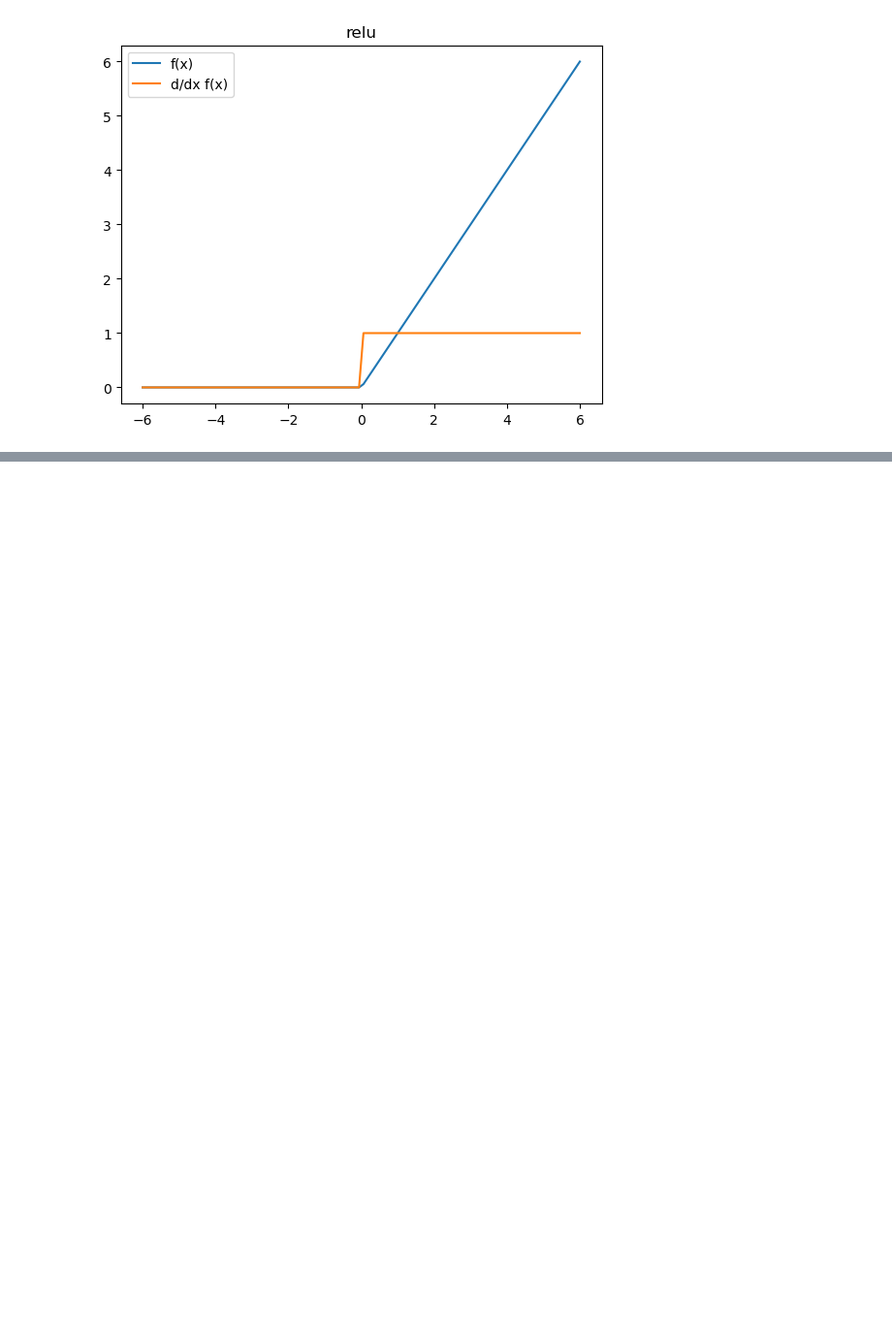
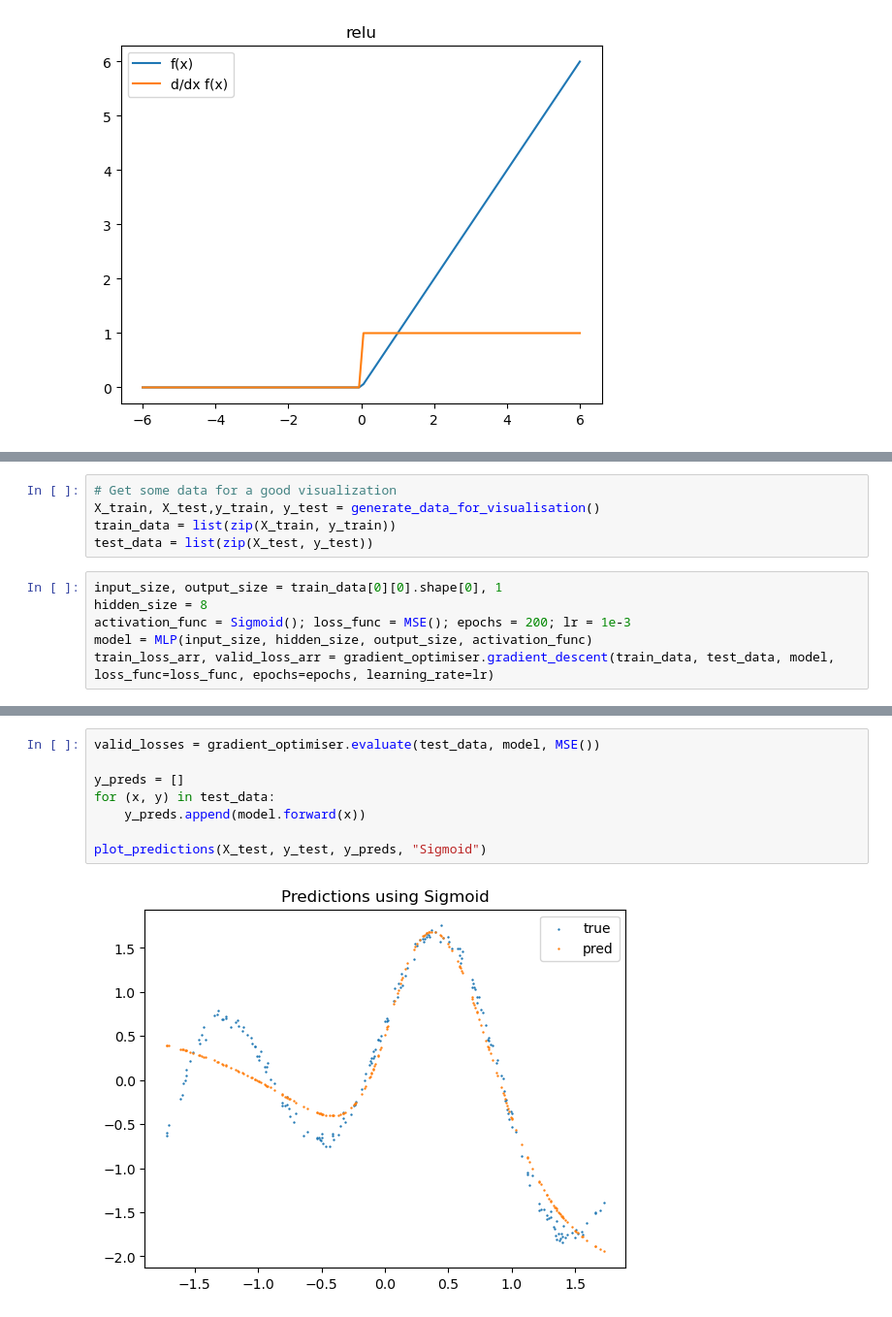
Before and after one commit to JasperDeLandsheere/simple-MLP, a Jupyter notebook: main.ipynb, the cells around one changed output, grey strips where cells are left out. Shown at 97% size. Drawn from its saved outputs; the diff is of its cells as text; blank space fills up the shorter version.

```diff
--- a/main.ipynb
+++ b/main.ipynb
@@ -67,0 +50,11 @@ TypeError: GradientDescent.evaluate() takes 3 positional arguments but 4 were gi
+# %%
+# Get some data for a good visualization
+X_train, X_test,y_train, y_test = generate_data_for_visualisation()
+train_data = list(zip(X_train, y_train))
+test_data = list(zip(X_test, y_test))
+# %%
+input_size, output_size = train_data[0][0].shape[0], 1
+hidden_size = 8
+activation_func = Sigmoid(); loss_func = MSE(); epochs = 200; lr = 1e-3
+model = MLP(input_size, hidden_size, output_size, activation_func)
+train_loss_arr, valid_loss_arr = gradient_optimiser.gradient_descent(train_data, test_data, model, loss_func=loss_func, epochs=epochs, learning_rate=lr)
@@ -67,0 +79,10 @@ TypeError: GradientDescent.evaluate() takes 3 positional arguments but 4 were gi
+# %%
+valid_losses = gradient_optimiser.evaluate(test_data, model, MSE())
+
+y_preds = []
+for (x, y) in test_data:
+    y_preds.append(model.forward(x))
+
+plot_predictions(X_test, y_test, y_preds, "Sigmoid")
+# %% [output]
+[figure, added]
```
Also changed, not shown: parts of 12 cells of this notebook, 14 other files.
